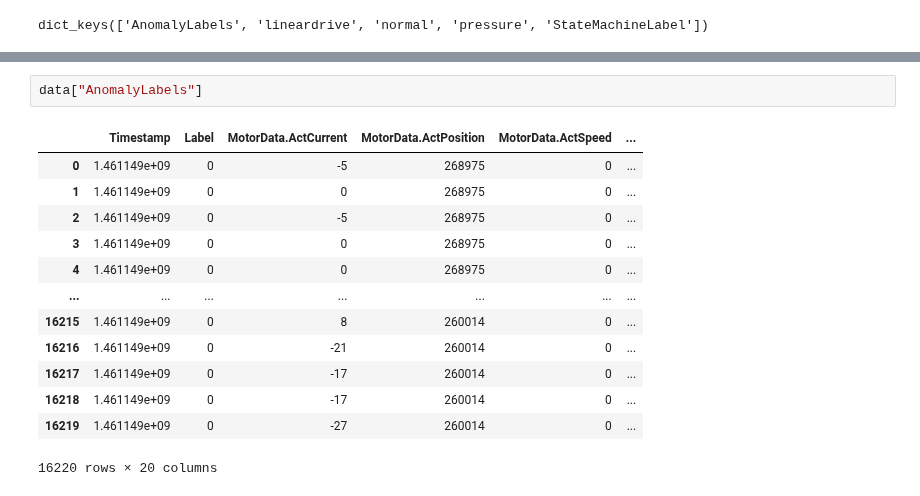
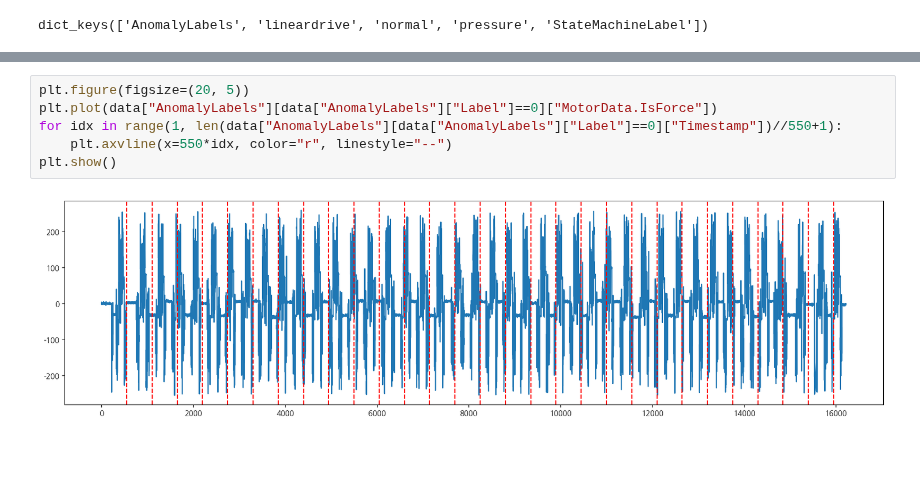
Before and after one commit to nuyhc/Struggles, a Jupyter notebook: Genesis Demonstrator/OCC.ipynb, the cells around one changed output, grey strips where cells are left out. Saved outputs shown, nothing was run; the diff lists cells and outputs as text; blank space fills up the shorter version.

Commit message:
add normal data range

```diff
--- a/Genesis Demonstrator/OCC.ipynb
+++ b/Genesis Demonstrator/OCC.ipynb
@@ -44,16 +21,8 @@ data["StateMachineLabel"]
-# %%
-data["AnomalyLabels"]
-# %% [output]
-|  | Timestamp | Label | MotorData.ActCurrent | MotorData.ActPosition | MotorData.ActSpeed | ... |
-| 0 | 1.461149e+09 | 0 | -5 | 268975 | 0 | ... |
-| 1 | 1.461149e+09 | 0 | 0 | 268975 | 0 | ... |
-| 2 | 1.461149e+09 | 0 | -5 | 268975 | 0 | ... |
-| 3 | 1.461149e+09 | 0 | 0 | 268975 | 0 | ... |
-| 4 | 1.461149e+09 | 0 | 0 | 268975 | 0 | ... |
-| ... | ... | ... | ... | ... | ... | ... |
-| 16215 | 1.461149e+09 | 0 | 8 | 260014 | 0 | ... |
-| 16216 | 1.461149e+09 | 0 | -21 | 260014 | 0 | ... |
-| 16217 | 1.461149e+09 | 0 | -17 | 260014 | 0 | ... |
-| 16218 | 1.461149e+09 | 0 | -17 | 260014 | 0 | ... |
-| 16219 | 1.461149e+09 | 0 | -27 | 260014 | 0 | ... |
-16220 rows × 20 columns
+# %%
+plt.figure(figsize=(20, 5))
+plt.plot(data["AnomalyLabels"][data["AnomalyLabels"]["Label"]==0]["MotorData.IsForce"])
+for idx in range(1, len(data["AnomalyLabels"][data["AnomalyLabels"]["Label"]==0]["Timestamp"])//550+1):
+    plt.axvline(x=550*idx, color="r", linestyle="--")
+plt.show()
+# %% [output]
+[figure, added]
```
Also changed, not shown: parts of 2 cells of this notebook.
